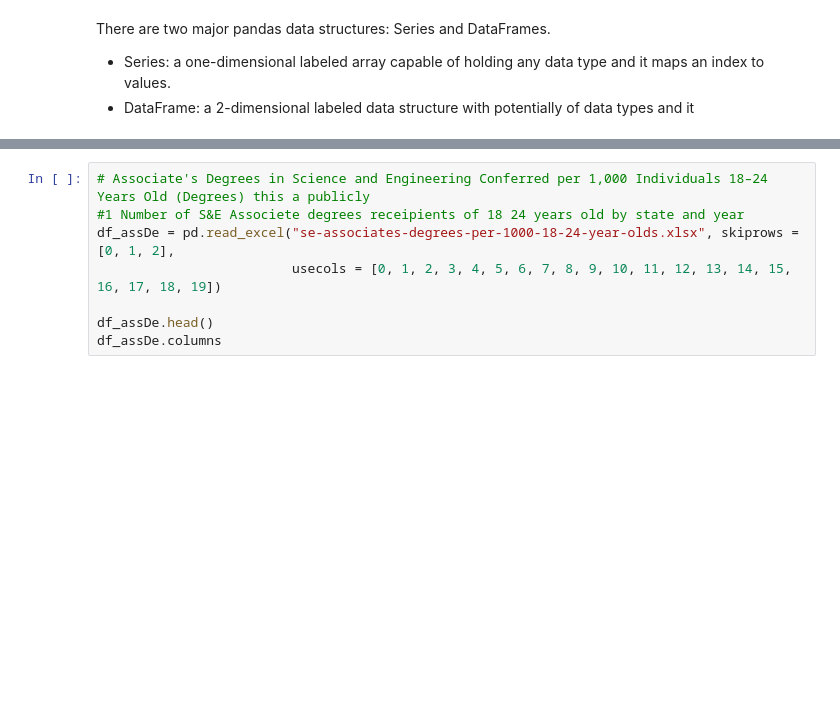
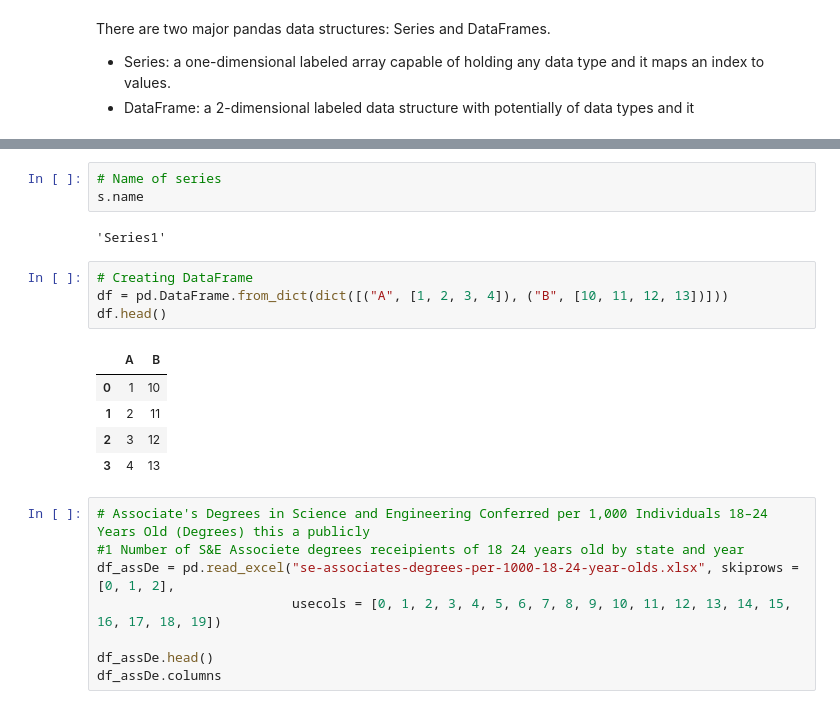
Before and after one commit to mulukenm/python-from-scratch, a Jupyter notebook: 02-Pandas.ipynb, the cells around one changed output, grey strips where cells are left out. Cells and saved outputs as stored; diff of their text form; blank space fills up the shorter version.

```diff
--- a/02-Pandas.ipynb
+++ b/02-Pandas.ipynb
@@ -29,3 +40,18 @@ There are two major pandas data structures: Series and DataFrames.
+# %%
+# Name of series
+s.name
+# %% [output]
+'Series1'
+# %%
+# Creating DataFrame
+df = pd.DataFrame.from_dict(dict([("A", [1, 2, 3, 4]), ("B", [10, 11, 12, 13])]))
+df.head()
+# %% [output]
+|  | A | B |
+| 0 | 1 | 10 |
+| 1 | 2 | 11 |
+| 2 | 3 | 12 |
+| 3 | 4 | 13 |
 # %%
 # Associate's Degrees in Science and Engineering Conferred per 1,000 Individuals 18–24 Years Old (Degrees) this a publicly
 #1 Number of S&E Associete degrees receipients of 18 24 years old by state and year
```
Also changed, not shown: parts of 1 cell of this notebook.
